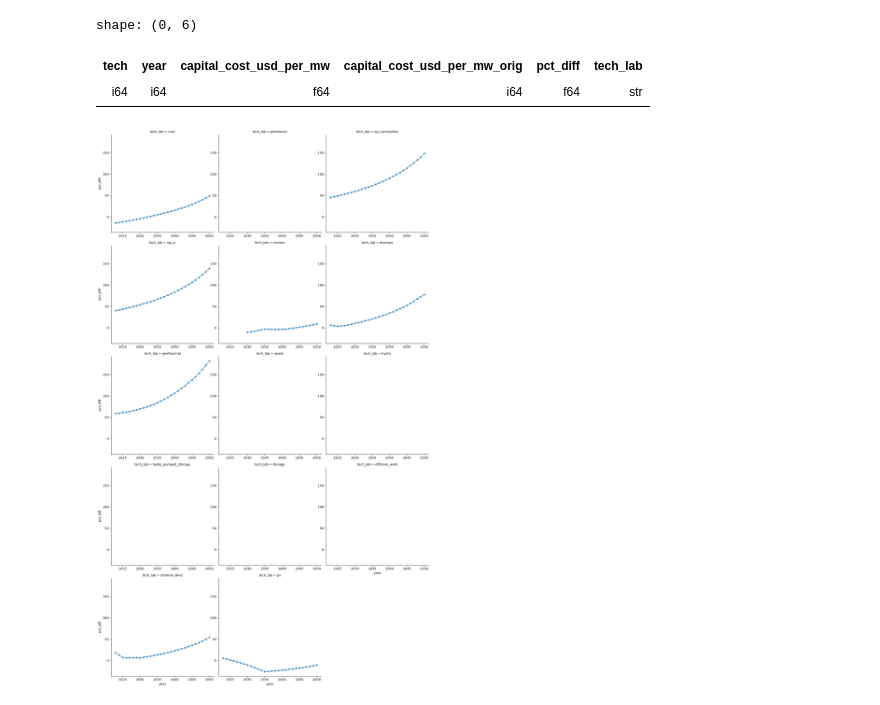
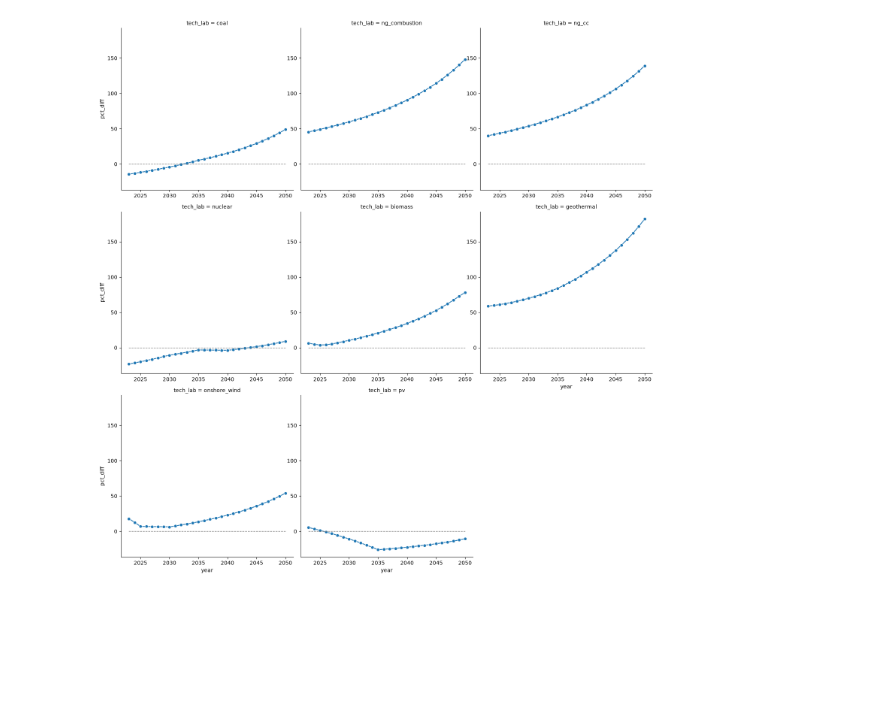
Before and after one commit to Community-NEMS/cnems-inputs, a Jupyter notebook: devenv/capital_cost_comparison.ipynb, the cells around one changed output. Saved outputs shown, nothing was run; the diff lists cells and outputs as text; code cells hidden in the pictures; blank space fills up the shorter version.

Commit message:
Fix nuclear backfill, update plot notebook

```diff
--- a/devenv/capital_cost_comparison.ipynb
+++ b/devenv/capital_cost_comparison.ipynb
@@ -89,25 +72,20 @@ pct_diff_df = comp.with_columns(
 )
 # %%
 pct_diff_df = pct_diff_df.filter(pl.col("pct_diff").is_not_null().any().over("tech"))
-# %%
-pct_diff_df.filter(pl.col("tech") == 5)
-# %% [output]
-shape: (0, 6)
-| tech | year | capital_cost_usd_per_mw | capital_cost_usd_per_mw_orig | pct_diff | tech_lab |
-| i64 | i64 | f64 | i64 | f64 | str |
 # %%
 gr = sns.relplot(
-    data=comp,
+    data=pct_diff_df,
     x="year",
     y="pct_diff",
     col="tech_lab",
     kind="line",
     marker="o",
     col_wrap=3,
 )
 
 for ax in gr.axes.flat:
     ax.tick_params(axis="x", labelbottom=True)
     ax.tick_params(axis="y", labelleft=True)
+    ax.hlines(y=0, xmin=2023, xmax=2050, linewidth=1, color="grey", linestyles="--")
 # %% [output]
-[figure, old version]
+[figure, new version]
```
Also changed, not shown: parts of 2 cells of this notebook, 1 other file.
